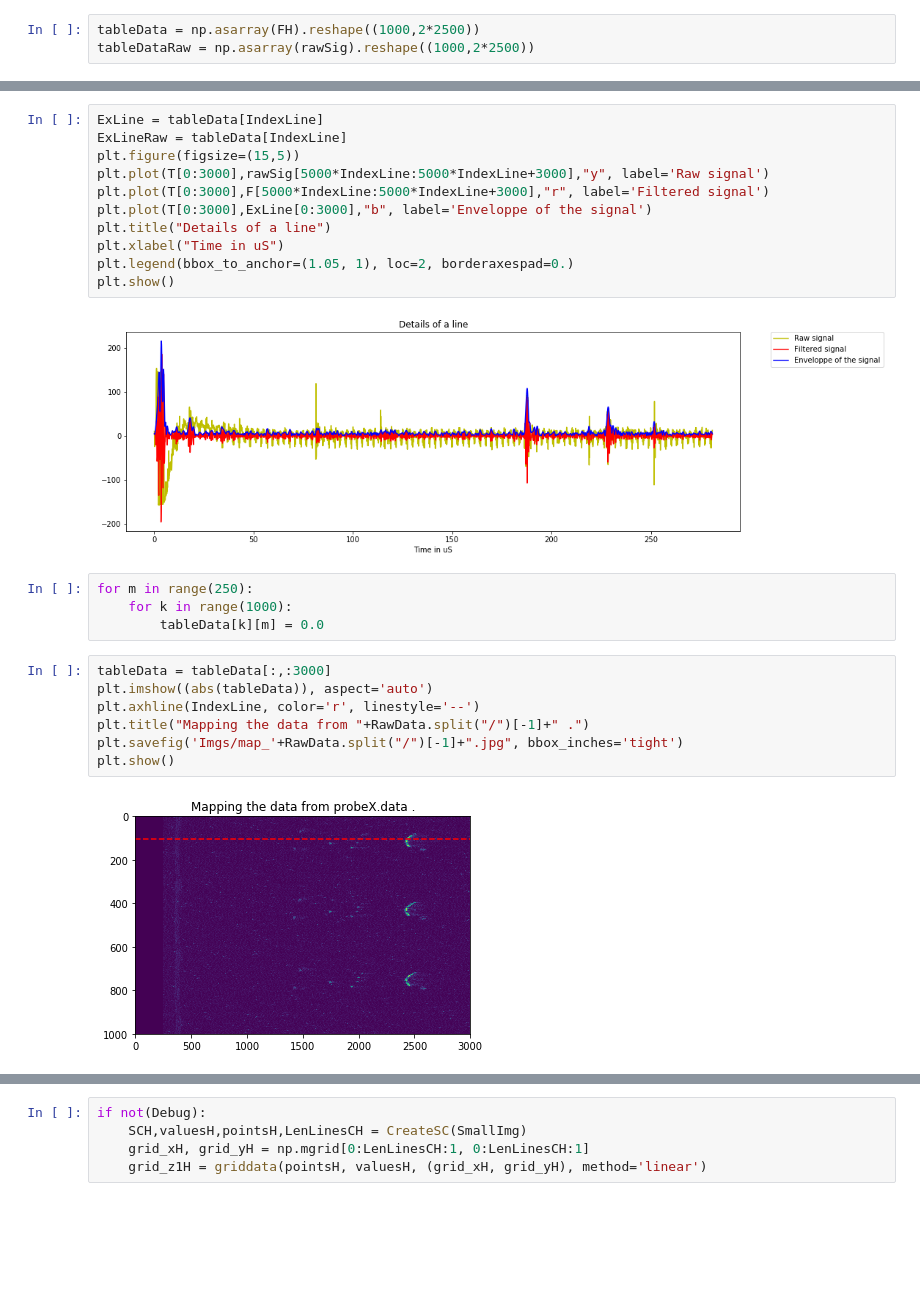
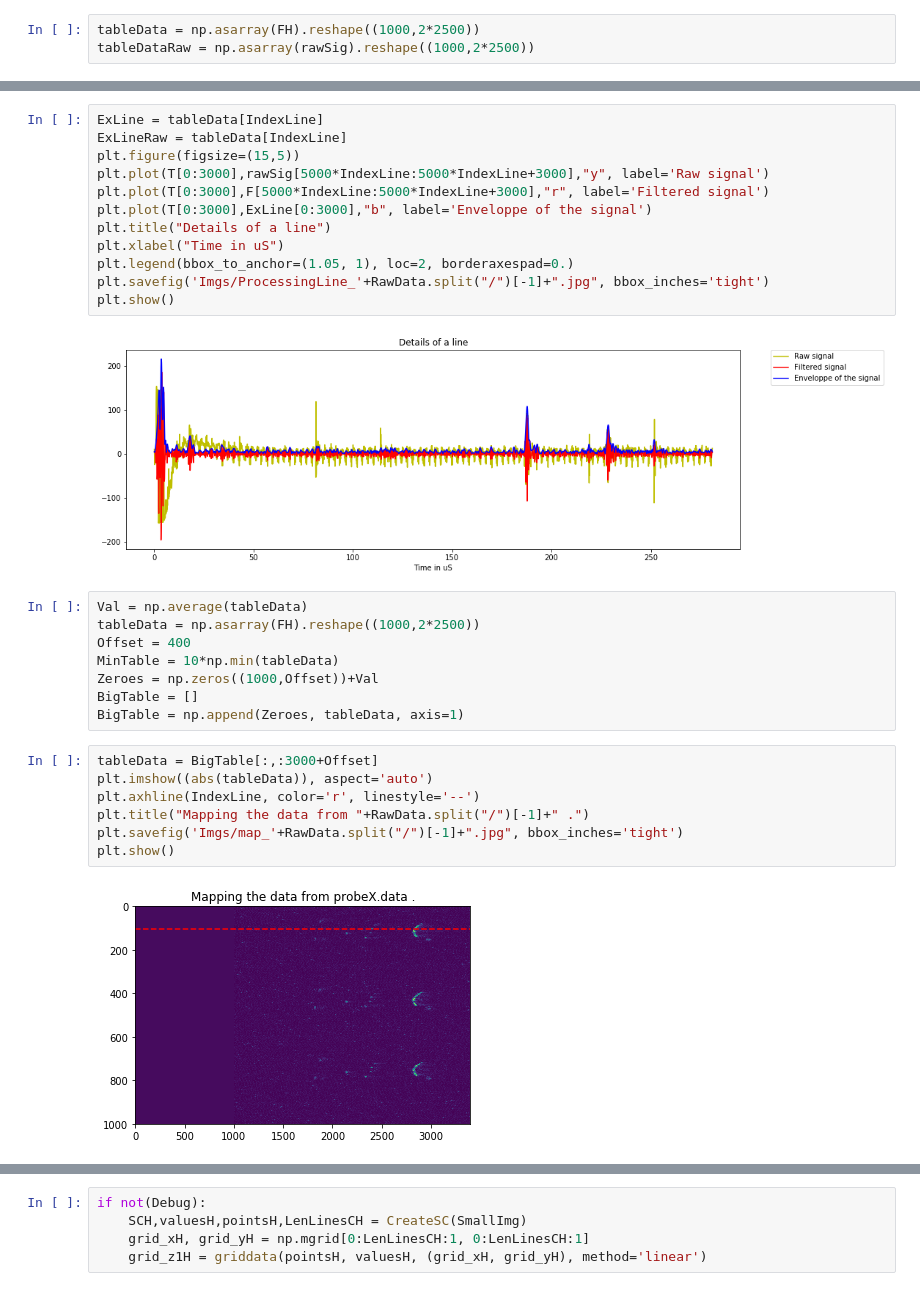
Before and after one commit to kelu124/echomods, a Jupyter notebook: elmo/data/20170715-ProbeTest.ipynb, the cells around one changed output, grey strips where cells are left out. Cells and saved outputs as stored; diff of their text form; blank space fills up the shorter version.

```diff
--- a/elmo/data/20170715-ProbeTest.ipynb
+++ b/elmo/data/20170715-ProbeTest.ipynb
@@ -171,22 +168,27 @@ plt.plot(T[0:3000],ExLine[0:3000],"b", label='Enveloppe of the signal')
 plt.title("Details of a line")
 plt.xlabel("Time in uS")
 plt.legend(bbox_to_anchor=(1.05, 1), loc=2, borderaxespad=0.)
+plt.savefig('Imgs/ProcessingLine_'+RawData.split("/")[-1]+".jpg", bbox_inches='tight')
 plt.show()
 # %% [output]
 [figure]
-# %%
-for m in range(250):
-    for k in range(1000):
-        tableData[k][m] = 0.0
+# %%
+Val = np.average(tableData)
+tableData = np.asarray(FH).reshape((1000,2*2500))
+Offset = 400
+MinTable = 10*np.min(tableData)
+Zeroes = np.zeros((1000,Offset))+Val
+BigTable = []
+BigTable = np.append(Zeroes, tableData, axis=1)
 # %%
-tableData = tableData[:,:3000]
+tableData = BigTable[:,:3000+Offset]
 plt.imshow((abs(tableData)), aspect='auto')
 plt.axhline(IndexLine, color='r', linestyle='--')
 plt.title("Mapping the data from "+RawData.split("/")[-1]+" .")
 plt.savefig('Imgs/map_'+RawData.split("/")[-1]+".jpg", bbox_inches='tight')
 plt.show()
 # %% [output]
-[figure, old version]
+[figure, new version]
 # %%
 ListOfPoints= [104, 418, 741]
 
```
Also changed, not shown: parts of 5 cells of this notebook, 6 other files.
